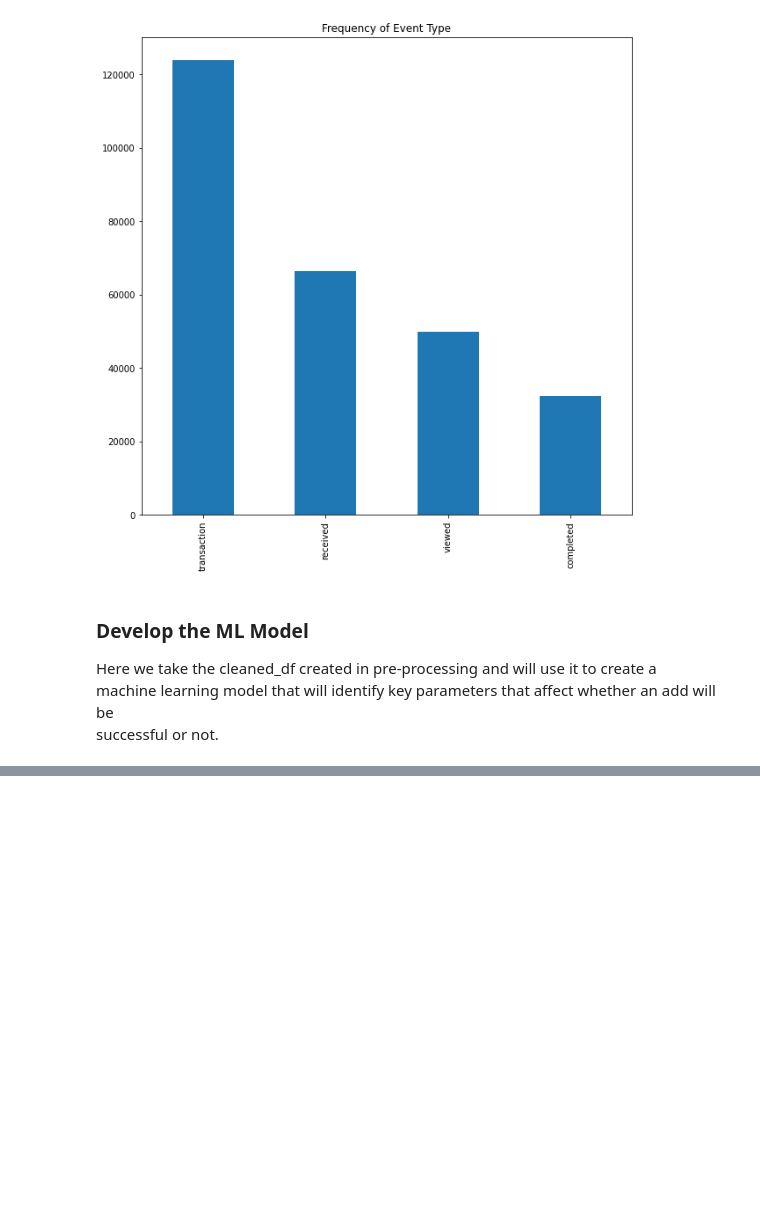
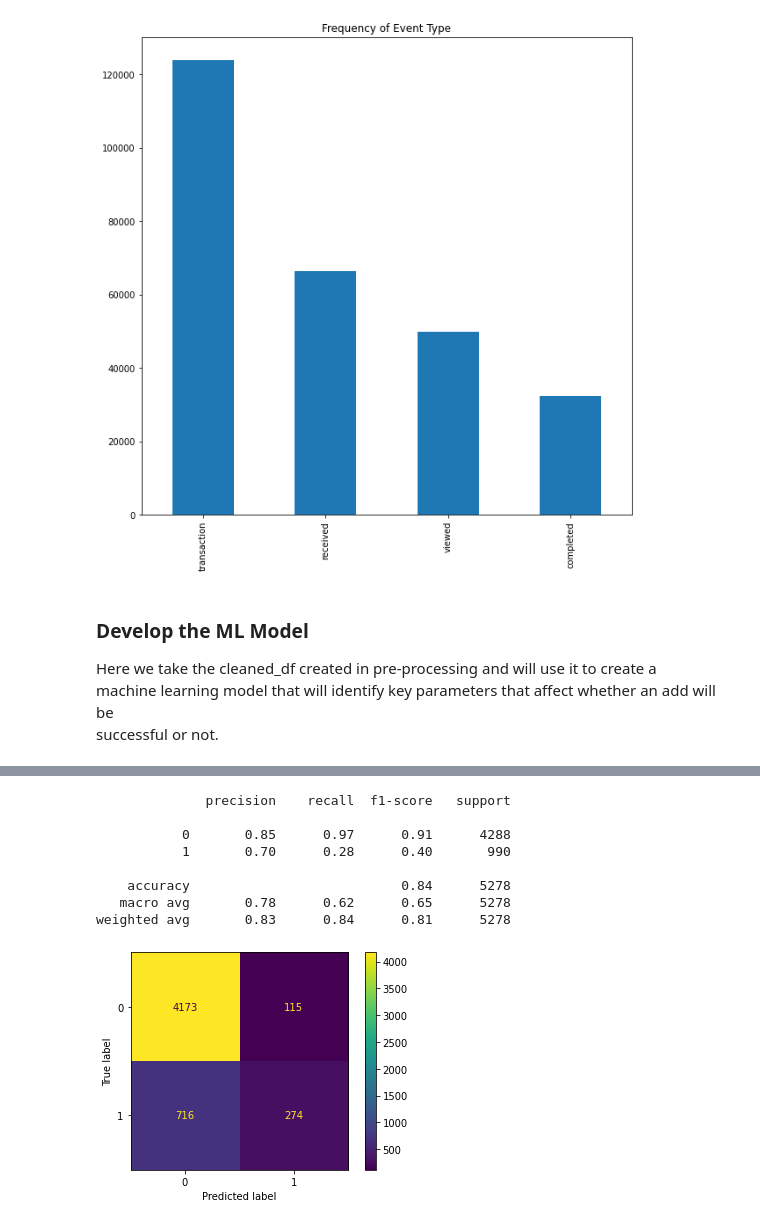
Before and after one commit to Jenemal/Udacity_Starbucks_Capstone, a Jupyter notebook: Starbucks_Capstone_Project.ipynb, the cells around one changed output, grey strips where cells are left out. Cells and saved outputs as stored; diff of their text form; code cells hidden in the pictures; blank space fills up the shorter version.

```diff
--- a/Starbucks_Capstone_Project.ipynb
+++ b/Starbucks_Capstone_Project.ipynb
@@ -367,8 +383,3 @@ Y = cleaned_df['outcome']
 category_names = list(X.columns)
 
 X_train, X_test, Y_train, Y_test = train_test_split(X, Y, test_size=0.2)
-# %%
-# build the model pipeline
-model = Pipeline([
-    ('logisticregression', LogisticRegression(solver='lbfgs',max_iter=10000))
-])
@@ -424,0 +386,3 @@ Index(['time', 'age', 'income', 'membership_duration', 'difficulty',
+# %%
+# create model toggle flag
+usingRandomForest = True
@@ -424,0 +394,32 @@ Index(['time', 'age', 'income', 'membership_duration', 'difficulty',
+# %%
+if usingRandomForest == False:
+
+    # build the model for the logistic regression
+    model = LogisticRegression(solver='lbfgs',max_iter=10000)
+
+    # train the model
+    model.fit(X_train, Y_train)
+
+    # test and evaluate the model
+    Y_pred = model.predict(X_test)
+
+    # create confusion matrix
+    conf_matrix = confusion_matrix(Y_test, Y_pred)
+
+    ConfusionMatrixDisplay(confusion_matrix = conf_matrix).plot()
+
+    report  = classification_report(Y_test, Y_pred, labels = [0,1])
+    print(report)
+
+    # print(model.steps[0][1].coef_[0])
+    # print(X_train.columns)
+# %% [output]
+              precision    recall  f1-score   support
+
+           0       0.85      0.97      0.91      4288
+           1       0.70      0.28      0.40       990
+
+    accuracy                           0.84      5278
+   macro avg       0.78      0.62      0.65      5278
+weighted avg       0.83      0.84      0.81      5278
+[figure, added]
```
Also changed, not shown: parts of 17 cells of this notebook.
